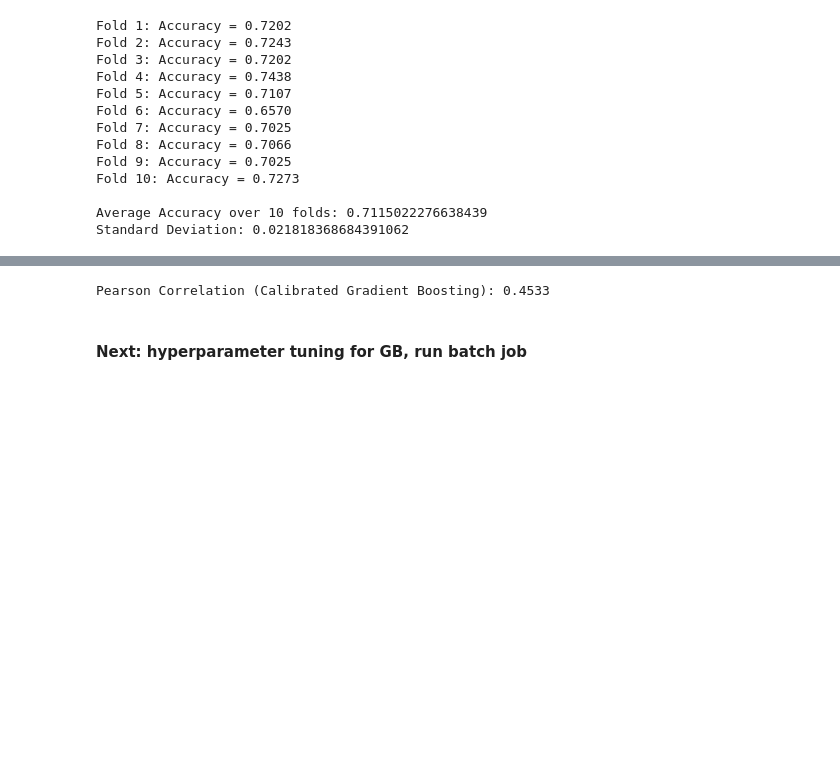
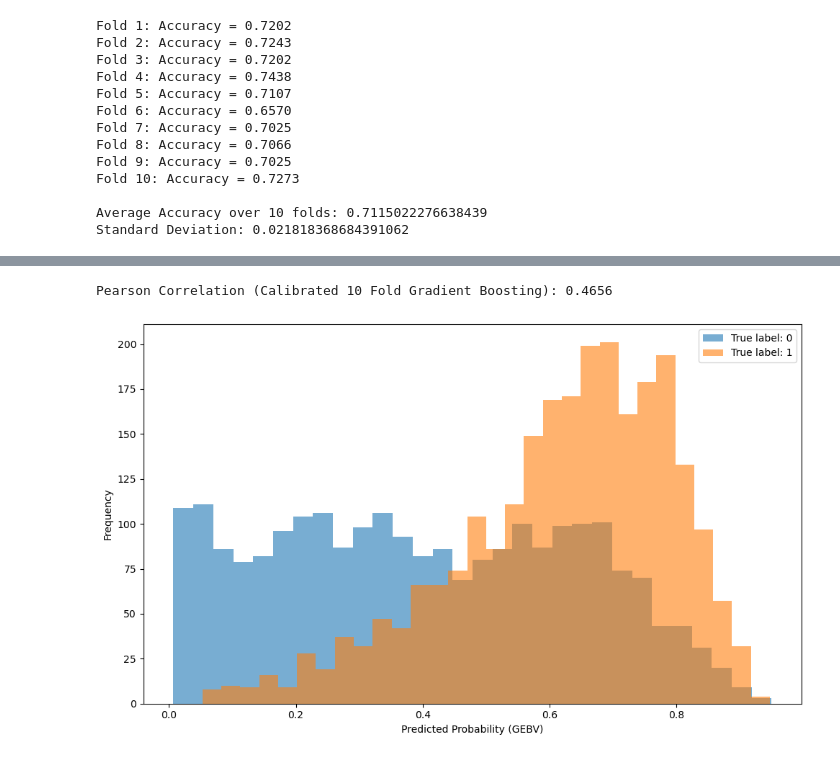
Before and after one commit to henrysun9074/gsAI, a Jupyter notebook: GEBVpreds.ipynb, the cells around one changed output, grey strips where cells are left out. Cells and saved outputs as stored; diff of their text form; code cells hidden in the pictures; blank space fills up the shorter version.

Commit message:
RErun 10 fold CV

```diff
--- a/GEBVpreds.ipynb
+++ b/GEBVpreds.ipynb
@@ -341,9 +394,21 @@ gebv_records
 # plt.grid(True)
 # plt.show()
 
-gb_corr_cv, _ = pearsonr(gebv_records["gebv"], gebv_records["true_label"])
-print(f"Pearson Correlation (Calibrated Gradient Boosting): {gb_corr_cv:.4f}")
+gb_corr_cv, _ = pearsonr(gebv_df["gebv"], gebv_df["true_label"])
+print(f"Pearson Correlation (Calibrated 10 Fold Gradient Boosting): {gb_corr_cv:.4f}")
 # %% [output]
-Pearson Correlation (Calibrated Gradient Boosting): 0.4533
+Pearson Correlation (Calibrated 10 Fold Gradient Boosting): 0.4656
-# %% [markdown]
-#### Next: hyperparameter tuning for GB, run batch job
+# %%
+plt.figure(figsize=(10,6))
+plt.hist(gebv_df[gebv_df['true_label'] == 0]['gebv'], bins=30, alpha=0.6, label='True label: 0')
+plt.hist(gebv_df[gebv_df['true_label'] == 1]['gebv'], bins=30, alpha=0.6, label='True label: 1')
+
+# plt.title('Histogram of Predicted GEBVs vs True Class')
+plt.xlabel('Predicted Probability (GEBV)')
+plt.ylabel('Frequency')
+plt.legend()
+# plt.grid(True)
+plt.tight_layout()
+plt.show()
+# %% [output]
+[figure, added]
```
Also changed, not shown: parts of 3 cells of this notebook, 2 other files.
